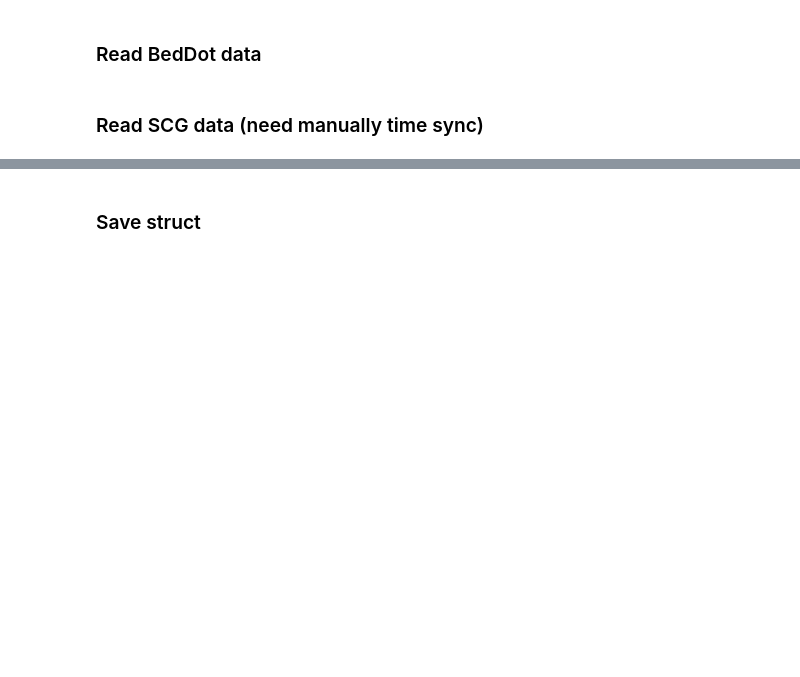
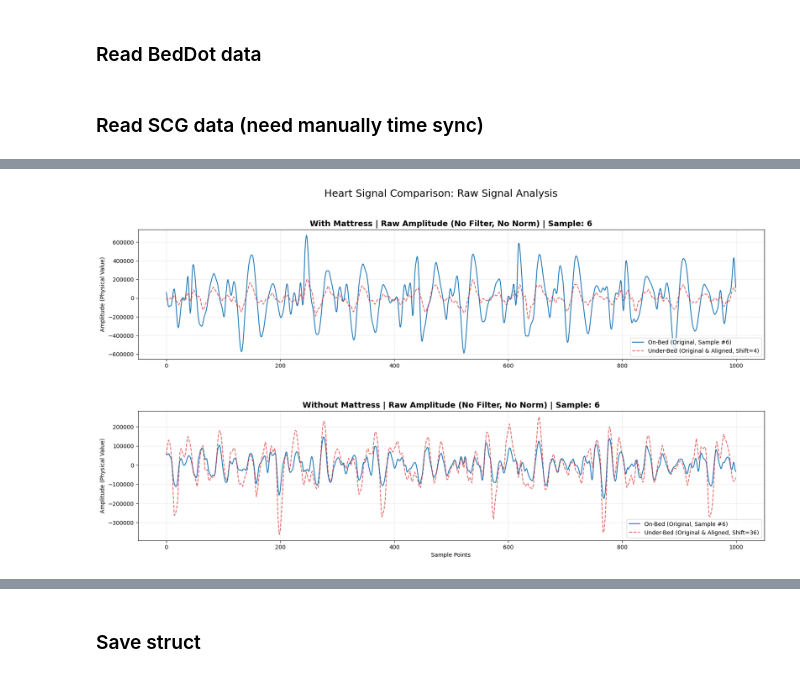
Before and after one commit to ZYY0844/CoreDemo_YY, a Jupyter notebook: processing/data_process_yixuan.ipynb, the cells around one changed output, grey strips where cells are left out. Saved outputs shown, nothing was run; the diff lists cells and outputs as text; code cells hidden in the pictures; blank space fills up the shorter version.

```diff
--- a/processing/data_process_yixuan.ipynb
+++ b/processing/data_process_yixuan.ipynb
@@ -406,0 +606,85 @@ AAAAA
+# %%
+# on_bed and under_bed heart file
+# with mattress
+heart_w_on_file = f'D:\\UGA\\code\\CoreDemo_YY\\data\\raw_signal_before_2026-03-16T160423_2026-03-16T160923.npy'
+heart_w_un_file = f'D:\\UGA\\code\\CoreDemo_YY\\data\\raw_signal_after_2026-03-16T160423_2026-03-16T160923.npy'
+# without mattress
+heart_wo_on_file = f'D:\\UGA\\code\\CoreDemo_YY\\data\\raw_signal_before_2026-03-16T145229_2026-03-16T145607.npy'
+heart_wo_un_file = f'D:\\UGA\\code\\CoreDemo_YY\\data\\raw_signal_after_2026-03-16T145229_2026-03-16T145607.npy'
+
+# --- 可视化：床上 (Before) 与 床下 (After) 信号对比 ---
+
+# --- 1. 设置观察参数 ---
+FS = 200
+sample_idx = 6
+plot_len = 1000
+search_range = 300
+start_point = 200
+
+# --- 2. 实验配置 ---
+exp_configs = [
+    {"title": "With Mattress", "on": heart_w_on_file, "un": heart_w_un_file},
+    {"title": "Without Mattress", "on": heart_wo_on_file, "un": heart_wo_un_file},
+]
+
+fig, axes = plt.subplots(2, 1, figsize=(20, 10), sharex=False)
+plt.subplots_adjust(hspace=0.4)
+
+for i, cfg in enumerate(exp_configs):
+    # 加载原始数据
+    data_on = np.load(cfg["on"])
+    data_un = np.load(cfg["un"])
+
+    # 提取选定样本 (Channel) 原始数据
+    sig_on_raw = data_on[sample_idx, :] if data_on.ndim > 1 else data_on
+    sig_un_raw = data_un[sample_idx, :] if data_un.ndim > 1 else data_un
+
+    # --- 直接使用原始信号 ---
+    sig_on_processed = sig_on_raw
+    sig_un_processed = sig_un_raw
+
+    # --- 自动对齐逻辑 (使用原始信号进行对齐) ---
+    ref_seg = sig_on_processed[start_point : start_point + plot_len]
+    search_start = max(0, start_point - search_range)
+    search_end = min(len(sig_un_processed), start_point + plot_len + search_range)
+    search_seg = sig_un_processed[search_start : search_end]
+
+    # 计算互相关
+    def simple_norm(x):
+        return (x - np.mean(x)) / (np.std(x) + 1e-9)
+
+    corr = np.correlate(simple_norm(search_seg), simple_norm(ref_seg), mode='valid')
+
+    if len(corr) > 0:
+        best_shift = np.argmax(corr)
+        best_un_start = search_start + best_shift
+
+        # 截取绘图段
+        sig_on_plot = sig_on_processed[start_point : start_point + plot_len]
+        sig_un_plot = sig_un_processed[best_un_start : best_un_start + plot_len]
+        estimated_shift = best_un_start - start_point
+    else:
+        sig_on_plot = sig_on_processed[start_point : start_point + plot_len]
+        sig_un_plot = sig_un_processed[start_point : start_point + plot_len]
+        estimated_shift = 0
+
+    # --- 3. 绘图 ---
+    ax = axes[i]
+    ax.plot(sig_on_plot - np.mean(sig_on_plot),
+            label=f'On-Bed (Original, Sample #{sample_idx})', color='tab:blue', linewidth=1.5)
+    ax.plot(sig_un_plot - np.mean(sig_un_plot),
+            label=f'Under-Bed (Original & Aligned, Shift={estimated_shift})',
+            color='tab:red', alpha=0.7, linestyle='--')
+
+    ax.set_title(f"{cfg['title']} | Raw Amplitude (No Filter, No Norm) | Sample: {sample_idx}", fontsize=14, fontweight='bold')
+    ax.legend(loc='lower right')
+    ax.grid(True, linestyle=':', alpha=0.6)
+    ax.set_ylabel('Amplitude (Physical Value)')
+
+axes[-1].set_xlabel('Sample Points')
+plt.suptitle('Heart Signal Comparison: Raw Signal Analysis', fontsize=18)
+plt.show()
+
+print("Raw Signal Visualization Complete.")
+# %% [output]
+[figure, added]
```
Also changed, not shown: parts of 13 cells of this notebook.
